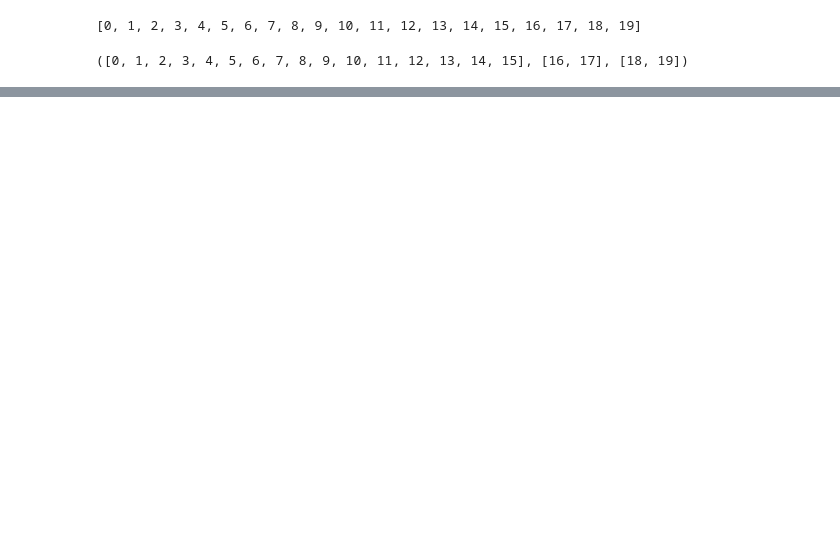
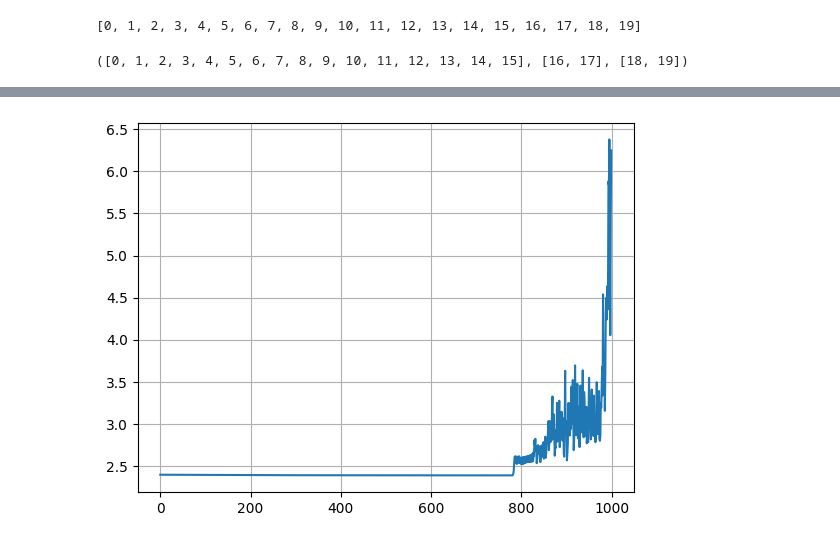
Before and after one commit to h2oduct/nn-zero-to-hero, a Jupyter notebook: lectures/makemore/self_makemore_part2_mlp.ipynb, the cells around one changed output, grey strips where cells are left out. Drawn from its saved outputs; the diff is of its cells as text; code cells hidden in the pictures; blank space fills up the shorter version.

```diff
--- a/lectures/makemore/self_makemore_part2_mlp.ipynb
+++ b/lectures/makemore/self_makemore_part2_mlp.ipynb
@@ -1203,0 +1307,3 @@ ll[:16], ll[16:16 + 2], ll[-2:]
+# %%
+for p in params:
+    p.requires_grad=True
@@ -1203,0 +1380,5 @@ ll[:16], ll[16:16 + 2], ll[-2:]
+# %%
+torch.linspace(0.001, 1, 1000)
+
+lre = torch.linspace(-3, 1, 1000)
+lrs = 10  ** lre
@@ -1203,0 +1392,2 @@ ll[:16], ll[16:16 + 2], ll[-2:]
+# %%
+loss_hist = train(lrs=lrs)
@@ -1203,0 +1412,5 @@ ll[:16], ll[16:16 + 2], ll[-2:]
+# %%
+plt.plot(loss_hist)
+plt.grid(True)
+# %% [output]
+[figure, added]
```
Also changed, not shown: parts of 37 cells of this notebook.
